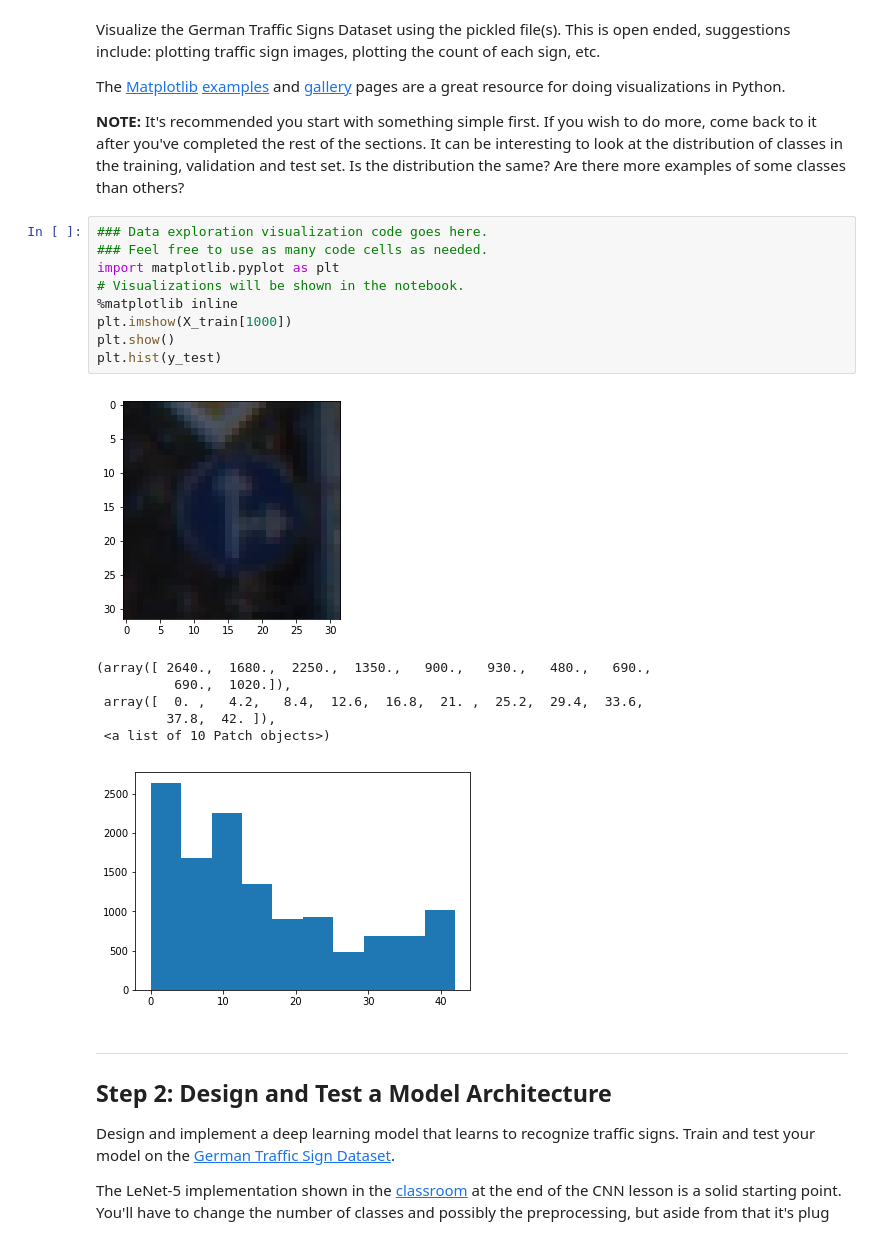
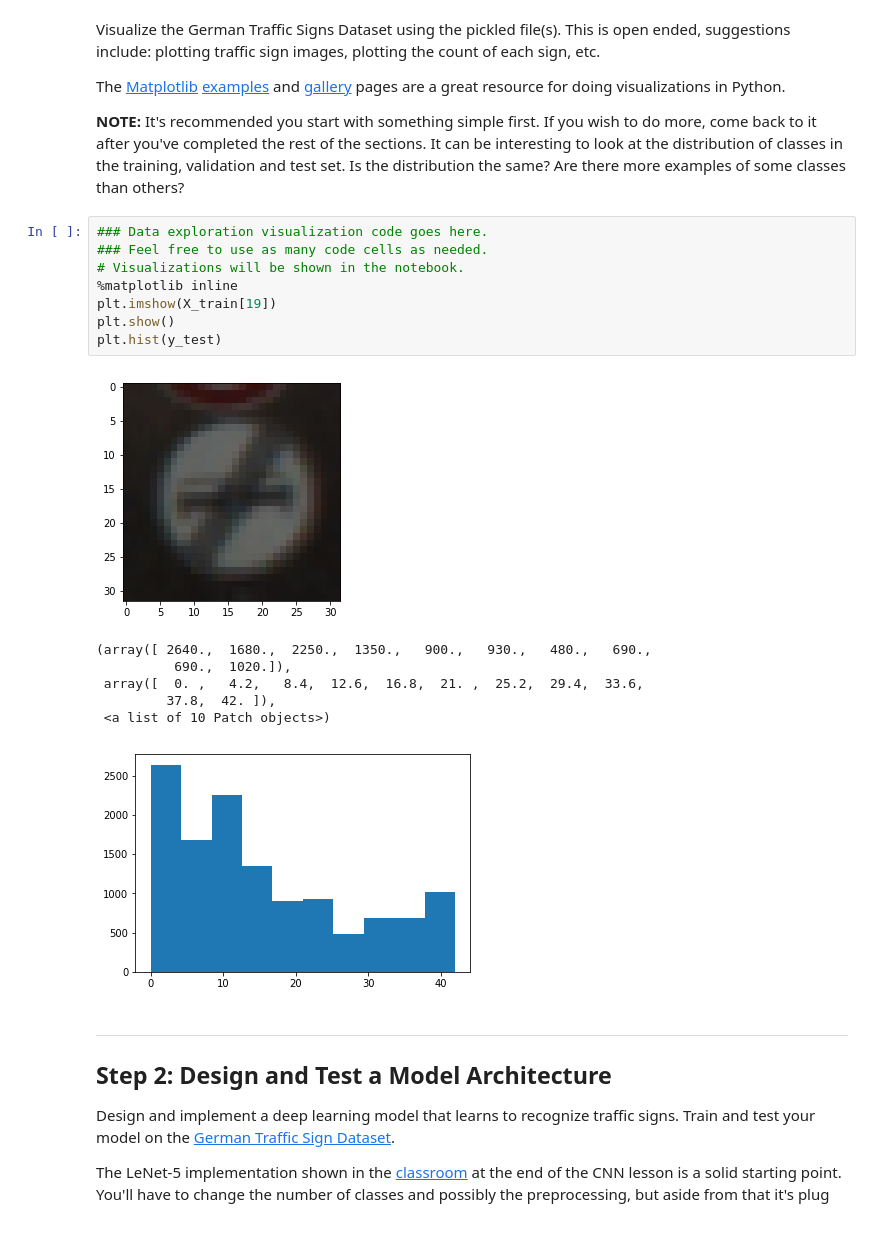
Before and after one commit to rosocz/TrafficSign, a Jupyter notebook: Traffic_Sign_Classifier.ipynb, the cells around one changed output. Drawn from its saved outputs; the diff is of its cells as text.

```diff
--- a/Traffic_Sign_Classifier.ipynb
+++ b/Traffic_Sign_Classifier.ipynb
@@ -95,14 +96,13 @@ The [Matplotlib](http://matplotlib.org/) [examples](http://matplotlib.org/exampl
 # %%
 ### Data exploration visualization code goes here.
 ### Feel free to use as many code cells as needed.
-import matplotlib.pyplot as plt
 # Visualizations will be shown in the notebook.
 %matplotlib inline
-plt.imshow(X_train[1000])
+plt.imshow(X_train[19])
 plt.show()
 plt.hist(y_test)
 # %% [output]
-[figure, old version]
+[figure, new version]
 (array([ 2640.,  1680.,  2250.,  1350.,   900.,   930.,   480.,   690.,
           690.,  1020.]),
  array([  0. ,   4.2,   8.4,  12.6,  16.8,  21. ,  25.2,  29.4,  33.6,
```
Also changed, not shown: parts of 17 cells of this notebook.
